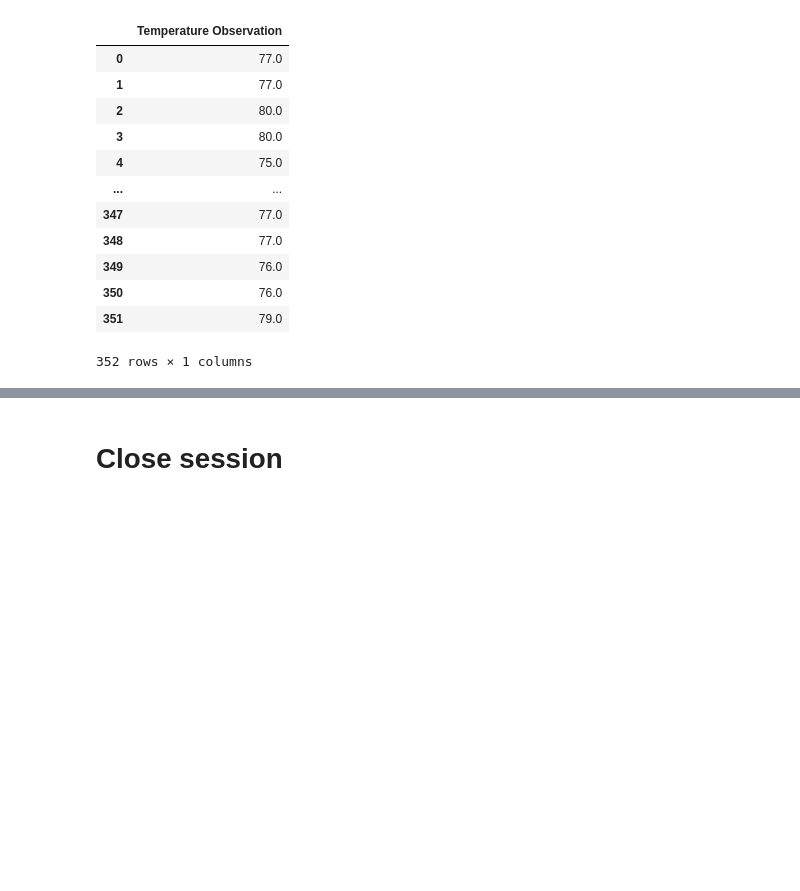
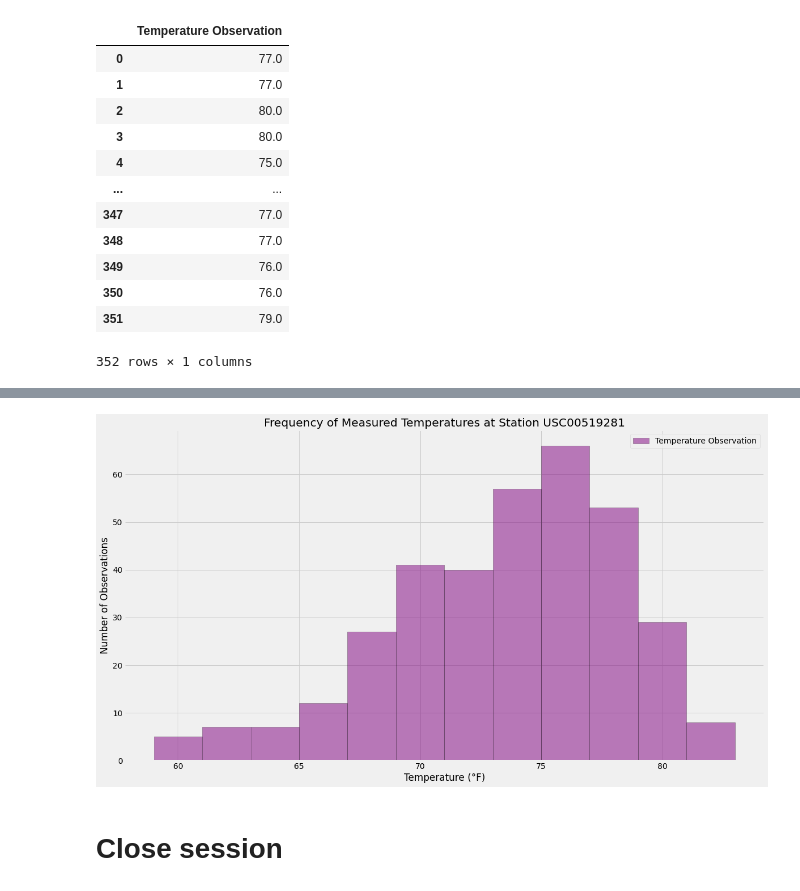
Before and after one commit to sharonpete/sqlalchemy-challenge, a Jupyter notebook: climate_starter.ipynb, the cells around one changed output, grey strips where cells are left out. Saved outputs shown, nothing was run; the diff lists cells and outputs as text; code cells hidden in the pictures; blank space fills up the shorter version.

Commit message:
Histogram title and axes labels added

```diff
--- a/climate_starter.ipynb
+++ b/climate_starter.ipynb
@@ -270,7 +270,11 @@ most_active_tobs_df
 352 rows × 1 columns
 # %%
 # Build histogram plot
-most_active_tobs_df.plot.hist(color="rebeccapurple", ec="k", alpha=0.5 figsize=(18, 10), bins=12)
+most_active_tobs_df.plot.hist(color="purple", ec="k", alpha=0.5, figsize=(18, 10), bins=12)
+
+plt.title(f'Frequency of Measured Temperatures at Station {activest_station}')
+plt.xlabel('Temperature (°F)')
+plt.ylabel('Number of Observations')
 
 plt.show()
 # %% [output]
@@ -278,3 +281,4 @@ SyntaxError: invalid syntax (<ipython-input-58-088c40e4df55>, line 2)
+[figure, added]
 # %%
 import matplotlib.pyplot as plt
 
```
Also changed, not shown: parts of 1 cell of this notebook.
